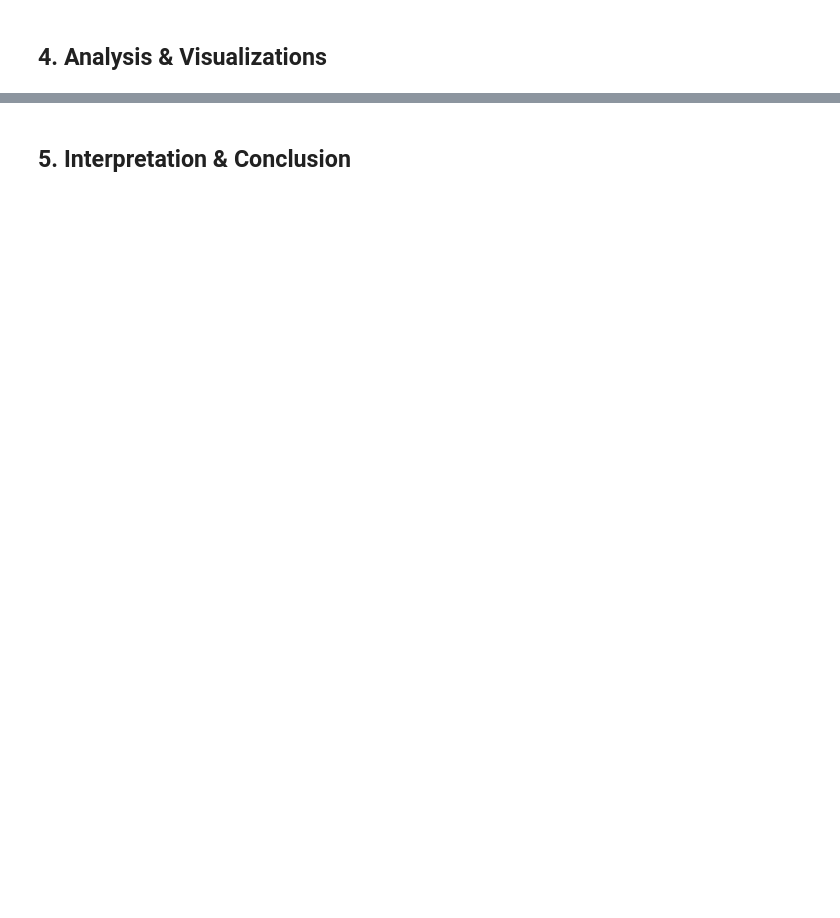
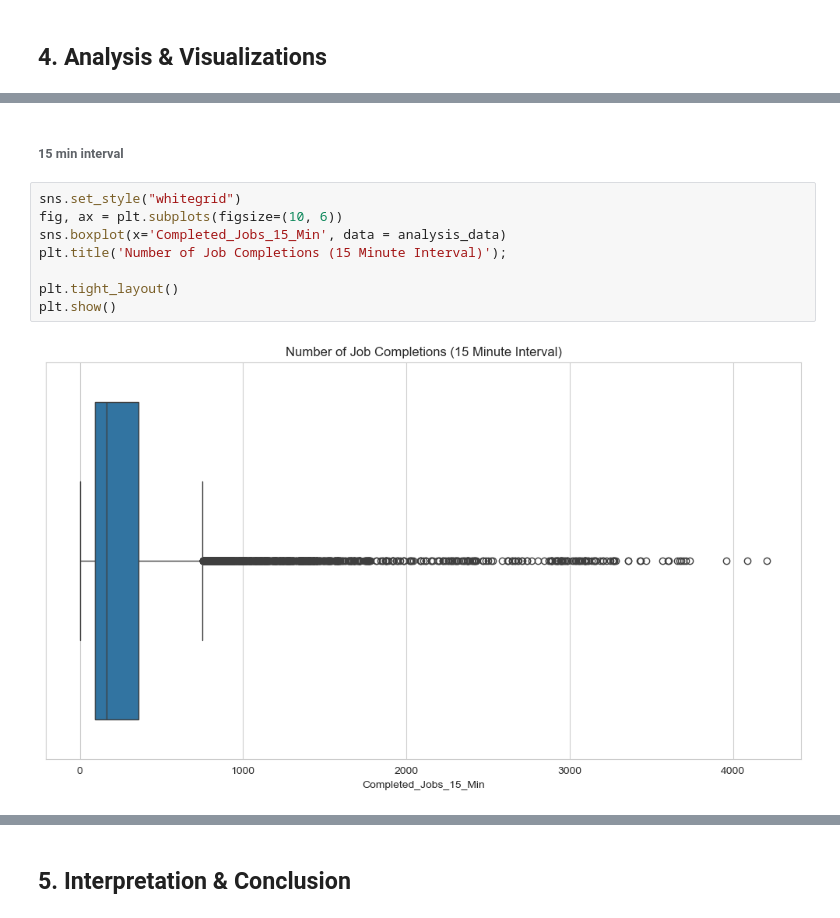
Before and after one commit to nss-data-science-cohort-9/accre-aezell314, a Jupyter notebook: notebooks/ACCRE Scheduling Investigation.ipynb, the cells around one changed output, grey strips where cells are left out. Drawn from its saved outputs; the diff is of its cells as text; blank space fills up the shorter version.

```diff
--- a/notebooks/ACCRE Scheduling Investigation.ipynb
+++ b/notebooks/ACCRE Scheduling Investigation.ipynb
@@ -545,0 +605,12 @@ osg_test_sbatch['Weekday'] = osg_test_sbatch['Date'].dt.day_name()
+# %% [markdown]
+###### 15 min interval
+# %%
+sns.set_style("whitegrid")
+fig, ax = plt.subplots(figsize=(10, 6))
+sns.boxplot(x='Completed_Jobs_15_Min', data = analysis_data)
+plt.title('Number of Job Completions (15 Minute Interval)');
+
+plt.tight_layout()
+plt.show()
+# %% [output]
+[figure, added]
```
Also changed, not shown: parts of 94 cells of this notebook.
